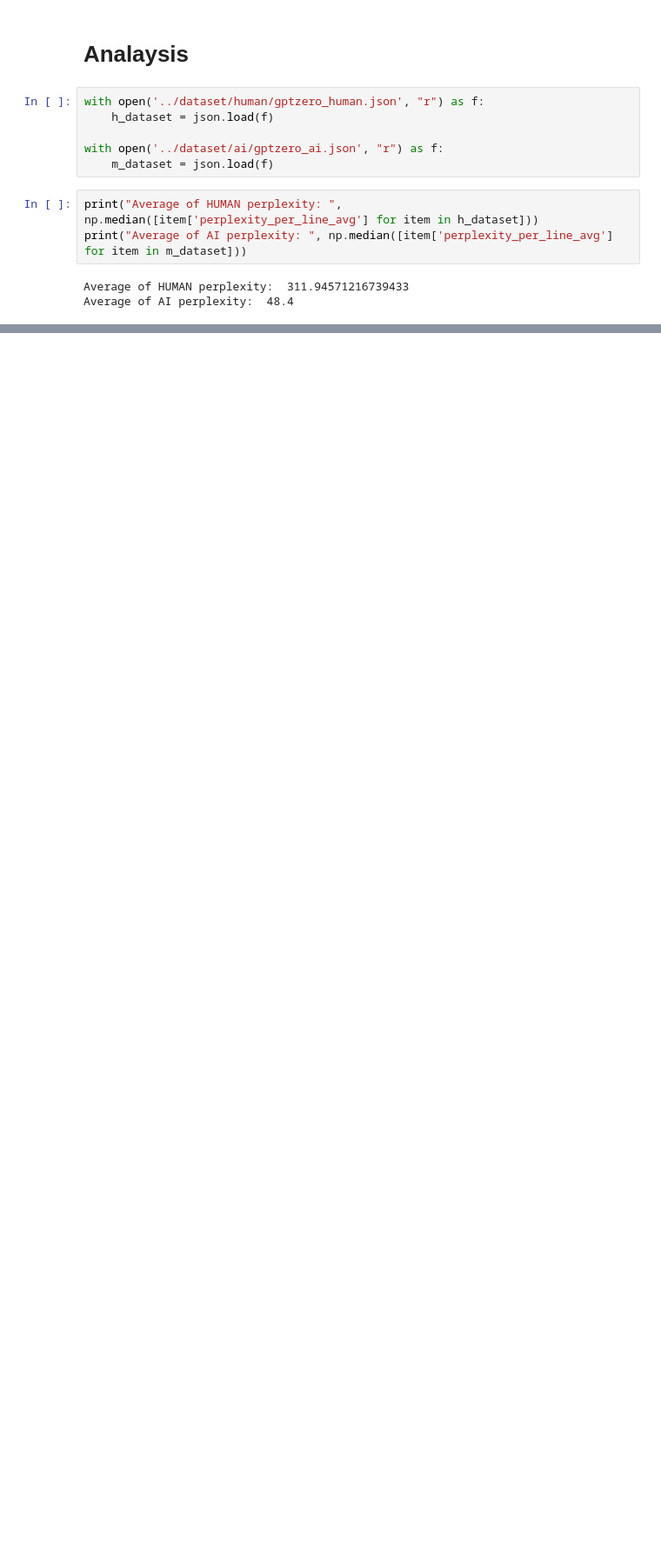
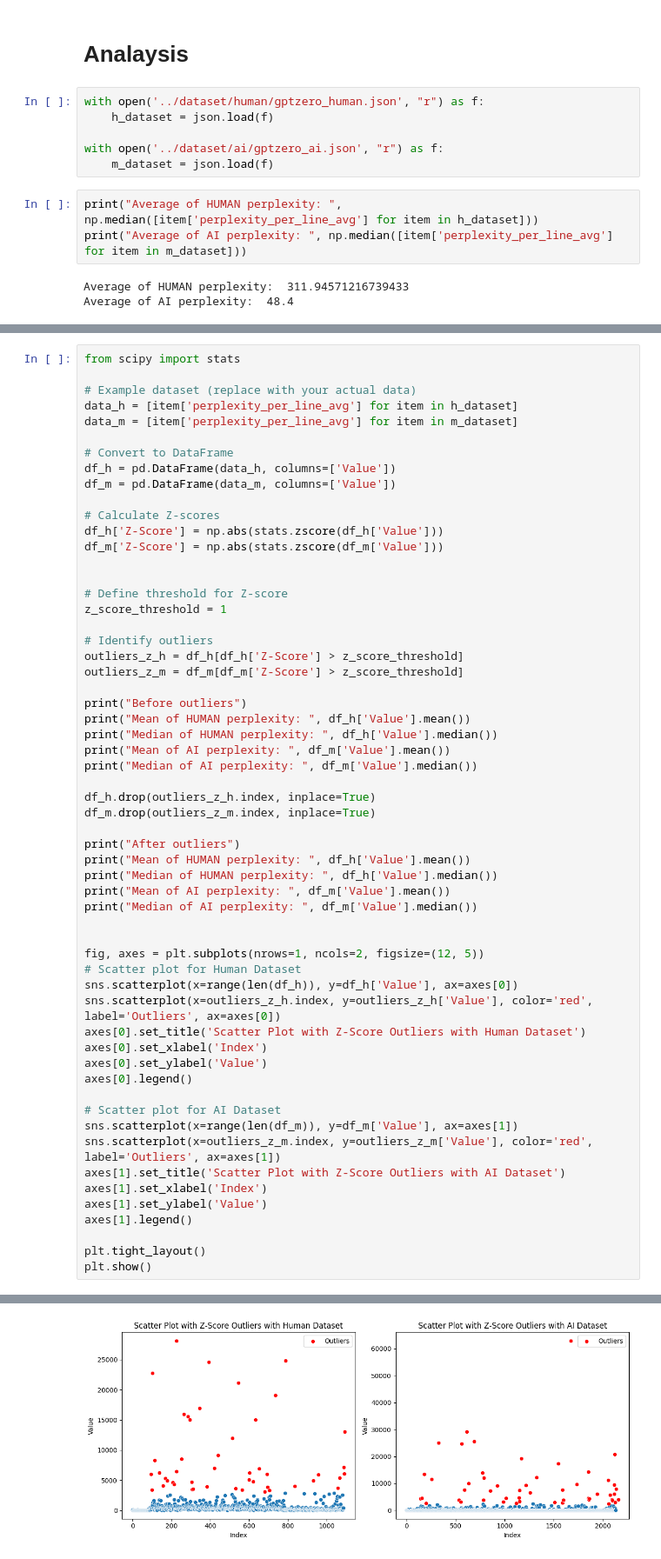
Before and after one commit to bobaebak/ai_text_detection, a Jupyter notebook: cookbooks/gptzero-threshold.ipynb, the cells around one changed output, grey strips where cells are left out. Shown at 87% size. Saved outputs shown, nothing was run; the diff lists cells and outputs as text; blank space fills up the shorter version.

```diff
--- a/cookbooks/gptzero-threshold.ipynb
+++ b/cookbooks/gptzero-threshold.ipynb
@@ -216,0 +139,59 @@ Average of AI perplexity:  47.15
+# %%
+from scipy import stats
+
+# Example dataset (replace with your actual data)
+data_h = [item['perplexity_per_line_avg'] for item in h_dataset]
+data_m = [item['perplexity_per_line_avg'] for item in m_dataset]
+
+# Convert to DataFrame
+df_h = pd.DataFrame(data_h, columns=['Value'])
+df_m = pd.DataFrame(data_m, columns=['Value'])
+
+# Calculate Z-scores
+df_h['Z-Score'] = np.abs(stats.zscore(df_h['Value']))
+df_m['Z-Score'] = np.abs(stats.zscore(df_m['Value']))
+
+
+# Define threshold for Z-score
+z_score_threshold = 1
+
+# Identify outliers
+outliers_z_h = df_h[df_h['Z-Score'] > z_score_threshold]
+outliers_z_m = df_m[df_m['Z-Score'] > z_score_threshold]
+
+print("Before outliers")
+print("Mean of HUMAN perplexity: ", df_h['Value'].mean())
+print("Median of HUMAN perplexity: ", df_h['Value'].median())
+print("Mean of AI perplexity: ", df_m['Value'].mean())
+print("Median of AI perplexity: ", df_m['Value'].median())
+
+df_h.drop(outliers_z_h.index, inplace=True)
+df_m.drop(outliers_z_m.index, inplace=True)
+
+print("After outliers")
+print("Mean of HUMAN perplexity: ", df_h['Value'].mean())
+print("Median of HUMAN perplexity: ", df_h['Value'].median())
+print("Mean of AI perplexity: ", df_m['Value'].mean())
+print("Median of AI perplexity: ", df_m['Value'].median())
+
+
+fig, axes = plt.subplots(nrows=1, ncols=2, figsize=(12, 5))
+# Scatter plot for Human Dataset
+sns.scatterplot(x=range(len(df_h)), y=df_h['Value'], ax=axes[0])
+sns.scatterplot(x=outliers_z_h.index, y=outliers_z_h['Value'], color='red', label='Outliers', ax=axes[0])
+axes[0].set_title('Scatter Plot with Z-Score Outliers with Human Dataset')
+axes[0].set_xlabel('Index')
+axes[0].set_ylabel('Value')
+axes[0].legend()
+
+# Scatter plot for AI Dataset
+sns.scatterplot(x=range(len(df_m)), y=df_m['Value'], ax=axes[1])
+sns.scatterplot(x=outliers_z_m.index, y=outliers_z_m['Value'], color='red', label='Outliers', ax=axes[1])
+axes[1].set_title('Scatter Plot with Z-Score Outliers with AI Dataset')
+axes[1].set_xlabel('Index')
+axes[1].set_ylabel('Value')
+axes[1].legend()
+
+plt.tight_layout()
+plt.show()
+# %% [output]
@@ -216,0 +208 @@ Average of AI perplexity:  47.15
+[figure, added]
```
Also changed, not shown: parts of 8 cells of this notebook, 7 other files.
